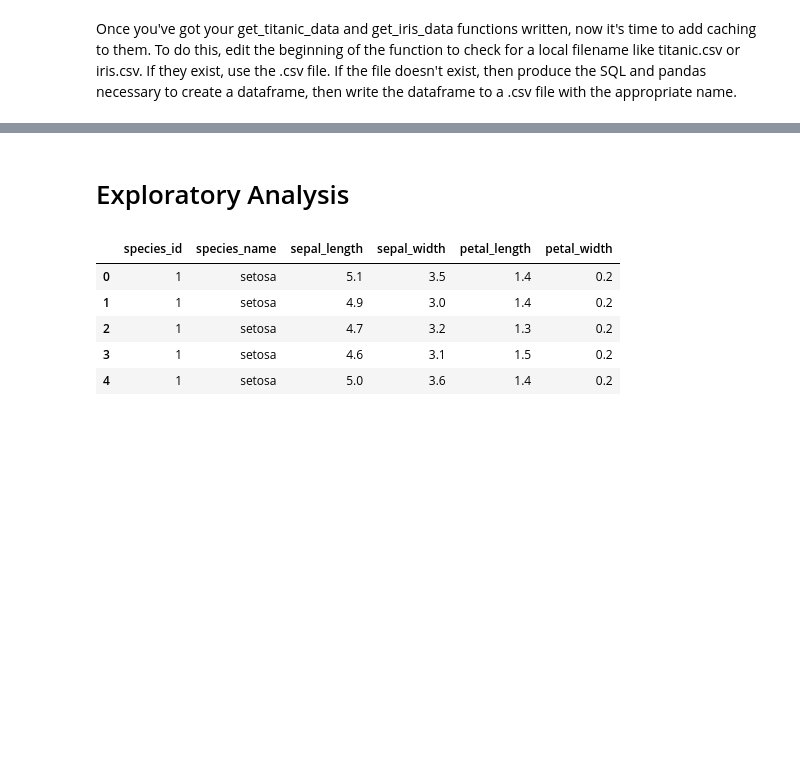
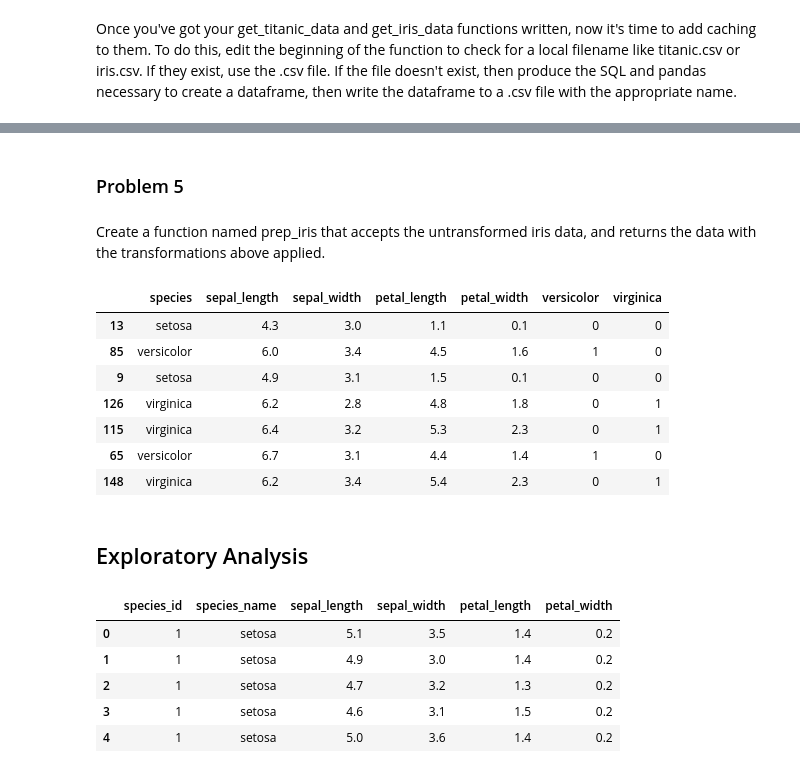
Before and after one commit to dbojado/classification-exercises, a Jupyter notebook: classification_exercises.ipynb, the cells around one changed output, grey strips where cells are left out. Cells and saved outputs as stored; diff of their text form; code cells hidden in the pictures; blank space fills up the shorter version.

```diff
--- a/classification_exercises.ipynb
+++ b/classification_exercises.ipynb
@@ -448,0 +479,3 @@ Once you've got your get_titanic_data and get_iris_data functions written, now i
+# %%
+iris = iris.drop(columns='species_id')
+iris.head(2)
@@ -448,0 +490,3 @@ Once you've got your get_titanic_data and get_iris_data functions written, now i
+# %%
+iris = iris.rename(columns={'species_name': 'species'})
+iris.head(2)
@@ -448,0 +501,3 @@ Once you've got your get_titanic_data and get_iris_data functions written, now i
+# %%
+species_dummies = pd.get_dummies(iris.species, drop_first=True)
+species_dummies.head(3)
@@ -449,5 +519,37 @@ Once you've got your get_titanic_data and get_iris_data functions written, now i
+# %% [markdown]
+### Problem 5
+# %% [markdown]
+Create a function named prep_iris that accepts the untransformed iris data, and returns the data with the transformations above applied.
+# %%
+def prep_iris(cached=True):
+
+    # use my aquire function to read data into a df from a csv file
+    df = get_iris_data(cached)
+
+    # drop and rename columns
+    df = df.drop(columns='species_id').rename(columns={'species_name': 'species'})
+
+    # create dummy columns for species
+    species_dummies = pd.get_dummies(df.species, drop_first=True)
+
+    # add dummy columns to df
+    df = pd.concat([df, species_dummies], axis=1)
+
+    return df
+# %%
+iris = prep_iris()
+iris.sample(7)
+# %% [output]
+|  | species | sepal_length | sepal_width | petal_length | petal_width | versicolor | virginica |
+| 13 | setosa | 4.3 | 3.0 | 1.1 | 0.1 | 0 | 0 |
+| 85 | versicolor | 6.0 | 3.4 | 4.5 | 1.6 | 1 | 0 |
+| 9 | setosa | 4.9 | 3.1 | 1.5 | 0.1 | 0 | 0 |
+| 126 | virginica | 6.2 | 2.8 | 4.8 | 1.8 | 0 | 1 |
+| 115 | virginica | 6.4 | 3.2 | 5.3 | 2.3 | 0 | 1 |
+| 65 | versicolor | 6.7 | 3.1 | 4.4 | 1.4 | 1 | 0 |
+| 148 | virginica | 6.2 | 3.4 | 5.4 | 2.3 | 0 | 1 |
 # %% [markdown]
-# Exploratory Analysis
+## Exploratory Analysis
 # %%
 iris_df.head()
 # %% [output]
```
Also changed, not shown: parts of 20 cells of this notebook.
